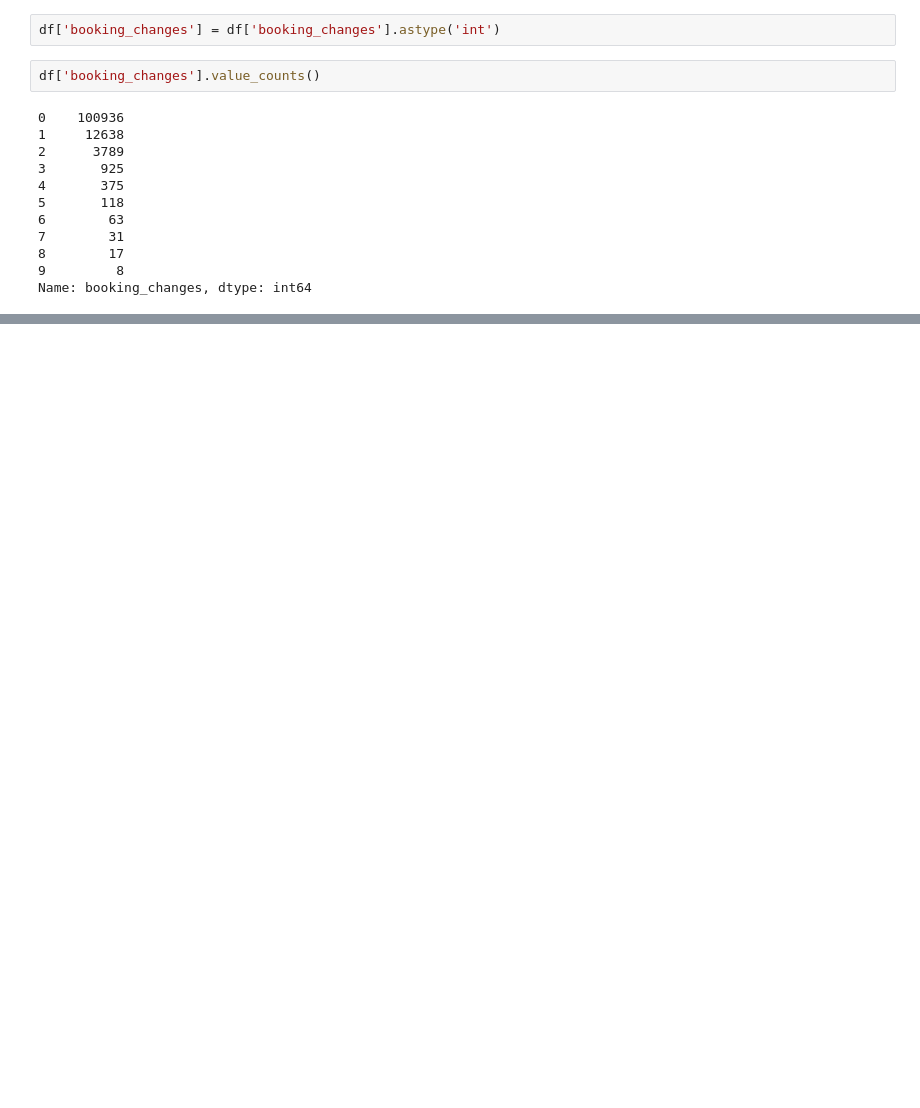
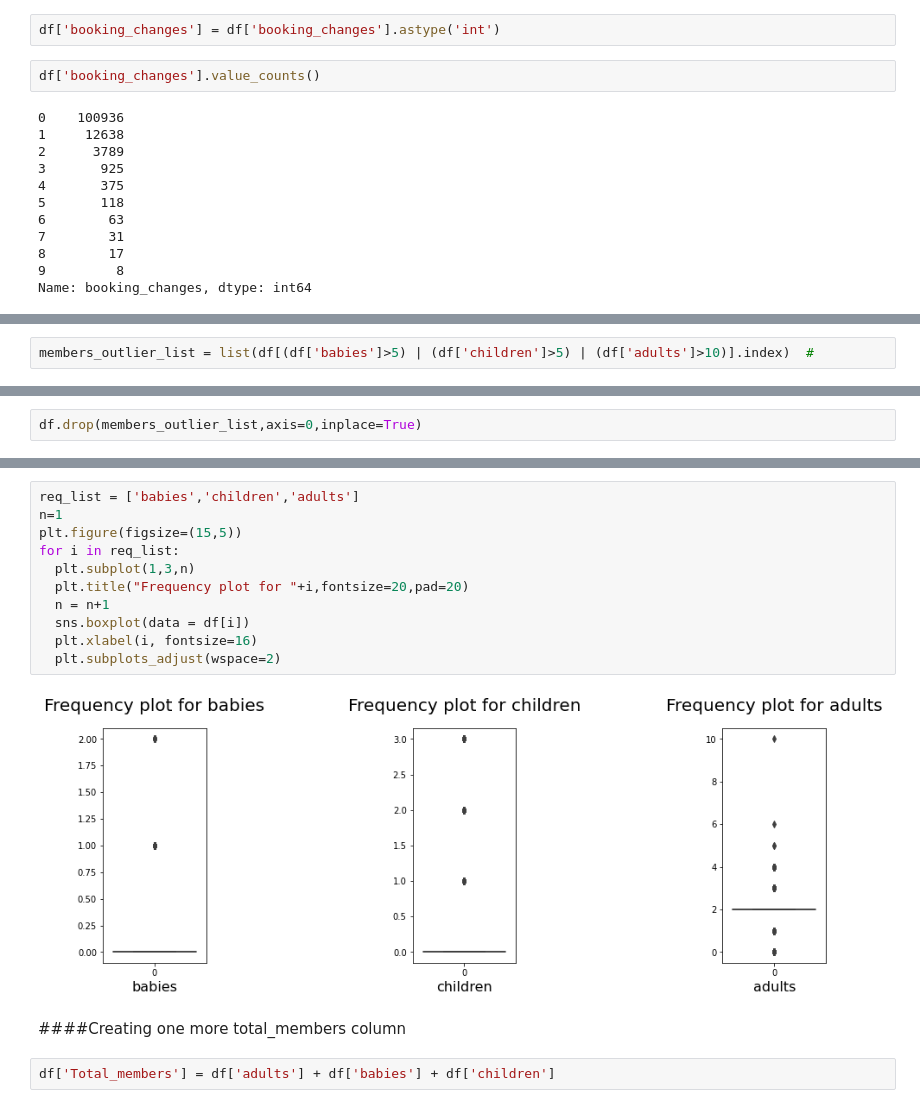
Before and after one commit to snehahampapura/Hotel-Booking-Analysis, a Jupyter notebook: Hotel_Booking_Analysis_Capstone_Project.ipynb, the cells around one changed output, grey strips where cells are left out. Cells and saved outputs as stored; diff of their text form; blank space fills up the shorter version.

```diff
--- a/Hotel_Booking_Analysis_Capstone_Project.ipynb
+++ b/Hotel_Booking_Analysis_Capstone_Project.ipynb
@@ -417,0 +488,2 @@ Name: booking_changes, dtype: int64
+# %%
+members_outlier_list = list(df[(df['babies']>5) | (df['children']>5) | (df['adults']>10)].index)  #
@@ -417,0 +508,2 @@ Name: booking_changes, dtype: int64
+# %%
+df.drop(members_outlier_list,axis=0,inplace=True)
@@ -417,0 +530,17 @@ Name: booking_changes, dtype: int64
+# %%
+req_list = ['babies','children','adults']
+n=1
+plt.figure(figsize=(15,5))
+for i in req_list:
+  plt.subplot(1,3,n)
+  plt.title("Frequency plot for "+i,fontsize=20,pad=20)
+  n = n+1
+  sns.boxplot(data = df[i])
+  plt.xlabel(i, fontsize=16)
+  plt.subplots_adjust(wspace=2)
+# %% [output]
+[figure, added]
+# %% [markdown]
+####Creating one more total_members column
+# %%
+df['Total_members'] = df['adults'] + df['babies'] + df['children']
```
Also changed, not shown: parts of 31 cells of this notebook.
